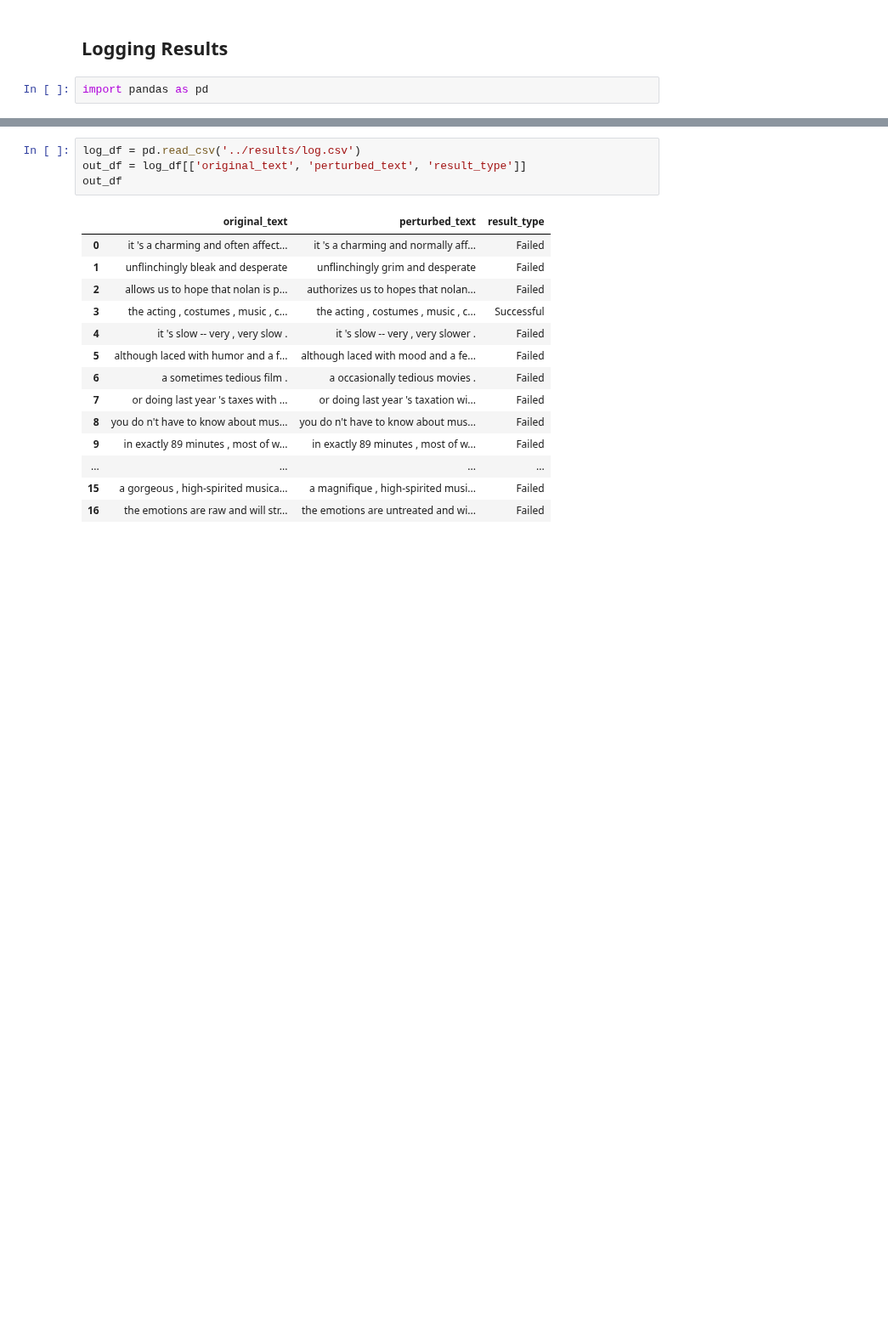
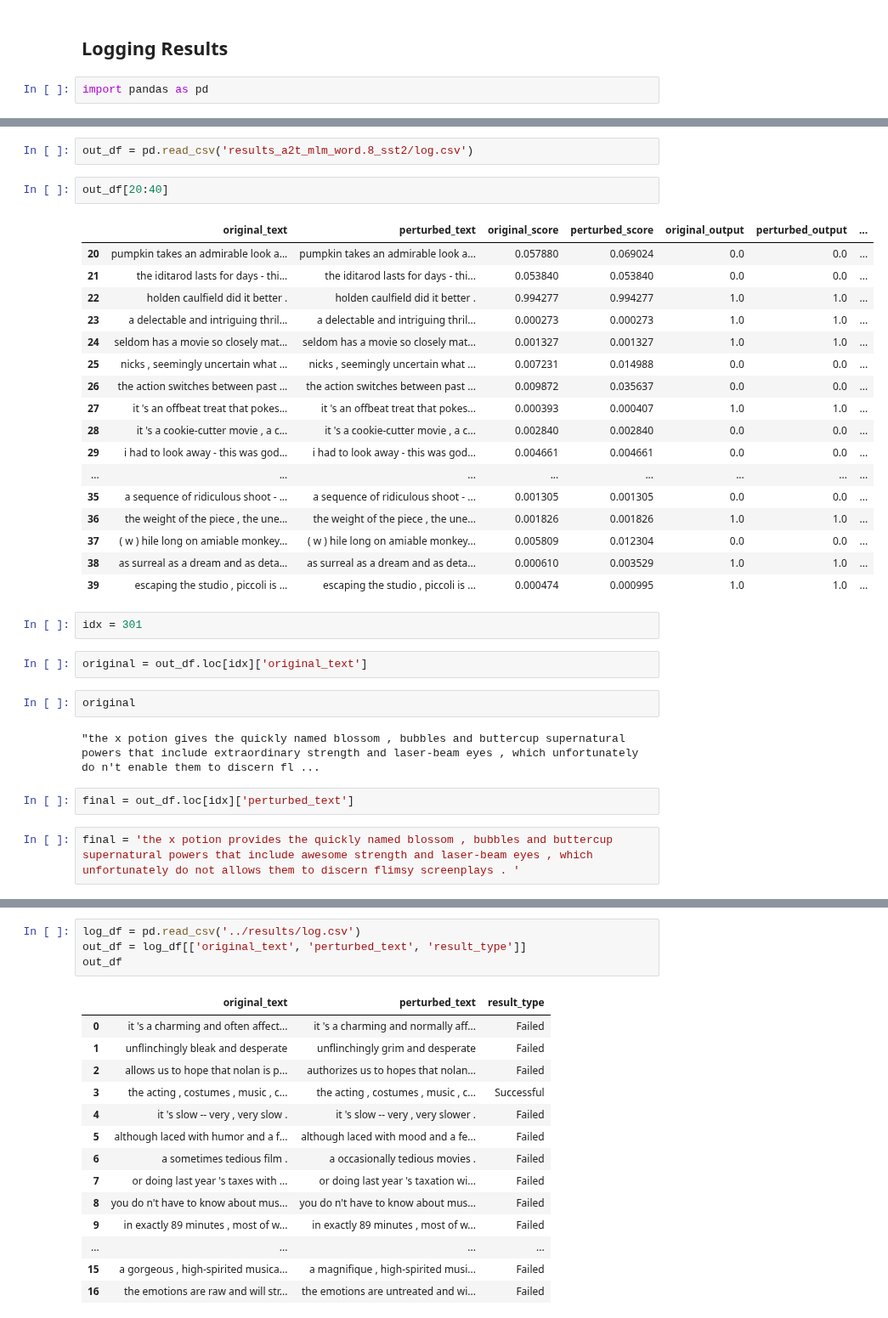
Before and after one commit to UCLA-SEAL/ProvenanceInspector, a Jupyter notebook: after/log_query_example.ipynb, the cells around one changed output, grey strips where cells are left out. Shown at 85% size. Drawn from its saved outputs; the diff is of its cells as text; blank space fills up the shorter version.

```diff
--- a/after/log_query_example.ipynb
+++ b/after/log_query_example.ipynb
@@ -76,0 +96,34 @@ import pandas as pd
+# %%
+out_df = pd.read_csv('results_a2t_mlm_word.8_sst2/log.csv')
+# %%
+out_df[20:40]
+# %% [output]
+|  | original_text | perturbed_text | original_score | perturbed_score | original_output | perturbed_output | ... |
+| 20 | pumpkin takes an admirable look a... | pumpkin takes an admirable look a... | 0.057880 | 0.069024 | 0.0 | 0.0 | ... |
+| 21 | the iditarod lasts for days - thi... | the iditarod lasts for days - thi... | 0.053840 | 0.053840 | 0.0 | 0.0 | ... |
+| 22 | holden caulfield did it better . | holden caulfield did it better . | 0.994277 | 0.994277 | 1.0 | 1.0 | ... |
+| 23 | a delectable and intriguing thril... | a delectable and intriguing thril... | 0.000273 | 0.000273 | 1.0 | 1.0 | ... |
+| 24 | seldom has a movie so closely mat... | seldom has a movie so closely mat... | 0.001327 | 0.001327 | 1.0 | 1.0 | ... |
+| 25 | nicks , seemingly uncertain what ... | nicks , seemingly uncertain what ... | 0.007231 | 0.014988 | 0.0 | 0.0 | ... |
+| 26 | the action switches between past ... | the action switches between past ... | 0.009872 | 0.035637 | 0.0 | 0.0 | ... |
+| 27 | it 's an offbeat treat that pokes... | it 's an offbeat treat that pokes... | 0.000393 | 0.000407 | 1.0 | 1.0 | ... |
+| 28 | it 's a cookie-cutter movie , a c... | it 's a cookie-cutter movie , a c... | 0.002840 | 0.002840 | 0.0 | 0.0 | ... |
+| 29 | i had to look away - this was god... | i had to look away - this was god... | 0.004661 | 0.004661 | 0.0 | 0.0 | ... |
+| ... | ... | ... | ... | ... | ... | ... | ... |
+| 35 | a sequence of ridiculous shoot - ... | a sequence of ridiculous shoot - ... | 0.001305 | 0.001305 | 0.0 | 0.0 | ... |
+| 36 | the weight of the piece , the une... | the weight of the piece , the une... | 0.001826 | 0.001826 | 1.0 | 1.0 | ... |
+| 37 | ( w ) hile long on amiable monkey... | ( w ) hile long on amiable monkey... | 0.005809 | 0.012304 | 0.0 | 0.0 | ... |
+| 38 | as surreal as a dream and as deta... | as surreal as a dream and as deta... | 0.000610 | 0.003529 | 1.0 | 1.0 | ... |
+| 39 | escaping the studio , piccoli is ... | escaping the studio , piccoli is ... | 0.000474 | 0.000995 | 1.0 | 1.0 | ... |
+# %%
+idx = 301
+# %%
+original = out_df.loc[idx]['original_text']
+# %%
+original
+# %% [output]
+"the x potion gives the quickly named blossom , bubbles and buttercup supernatural powers that include extraordinary strength and laser-beam eyes , which unfortunately do n't enable them to discern fl ...
+# %%
+final = out_df.loc[idx]['perturbed_text']
+# %%
+final = 'the x potion provides the quickly named blossom , bubbles and buttercup supernatural powers that include awesome strength and laser-beam eyes , which unfortunately do not allows them to discern flimsy screenplays . '
```
Also changed, not shown: parts of 7 cells of this notebook, 14 other files.
